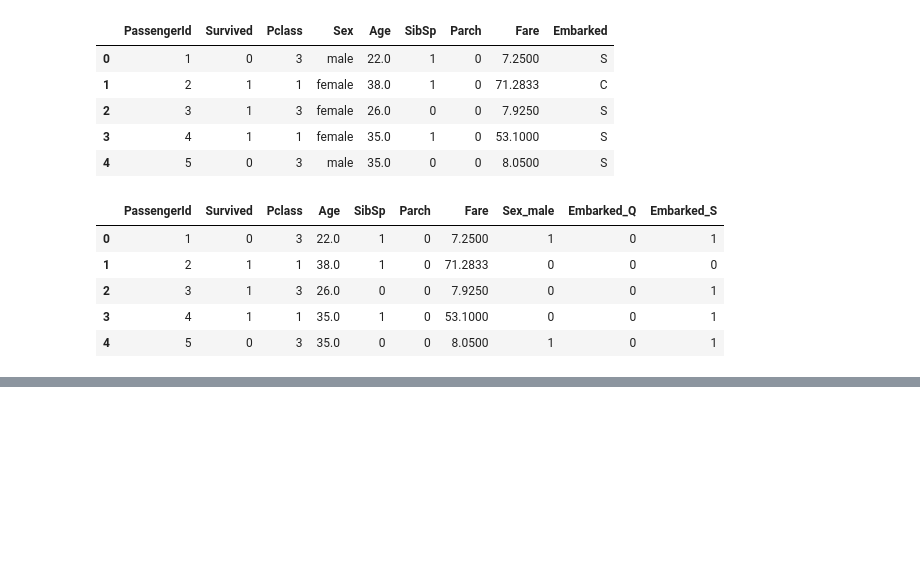
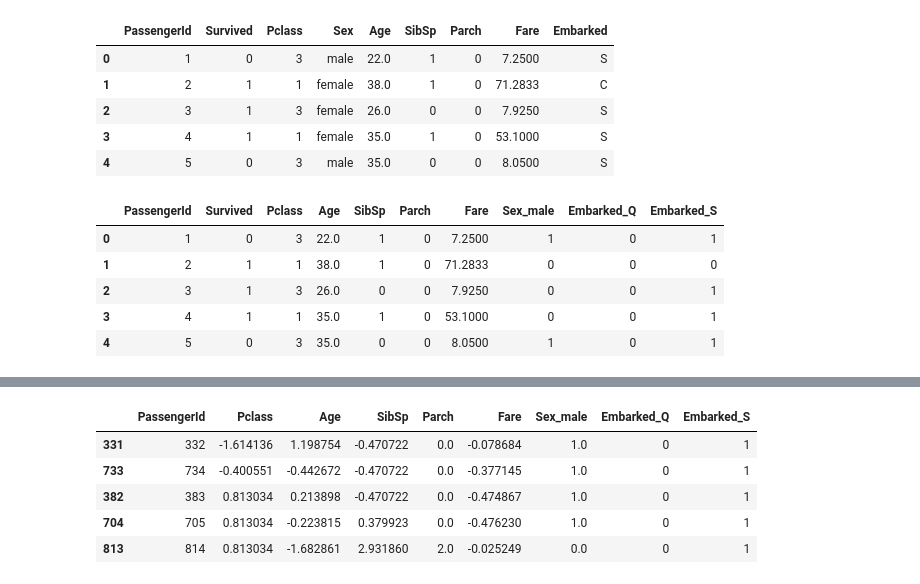
Before and after one commit to walterpcasas/titanic, a Jupyter notebook: cap03.ipynb, the cells around one changed output, grey strips where cells are left out. Cells and saved outputs as stored; diff of their text form; code cells hidden in the pictures; blank space fills up the shorter version.

```diff
--- a/cap03.ipynb
+++ b/cap03.ipynb
@@ -170,0 +180,2 @@ X_val = X_val.fillna(meds)
+# %%
+sca = preprocessing.StandardScaler()
@@ -170,0 +216,10 @@ X_val = X_val.fillna(meds)
+# %%
+X_train.loc[:, cols] = sca.fit_transform(X_train.loc[:,cols])
+X_train.head()
+# %% [output]
+|  | PassengerId | Pclass | Age | SibSp | Parch | Fare | Sex_male | Embarked_Q | Embarked_S |
+| 331 | 332 | -1.614136 | 1.198754 | -0.470722 | 0.0 | -0.078684 | 1.0 | 0 | 1 |
+| 733 | 734 | -0.400551 | -0.442672 | -0.470722 | 0.0 | -0.377145 | 1.0 | 0 | 1 |
+| 382 | 383 | 0.813034 | 0.213898 | -0.470722 | 0.0 | -0.474867 | 1.0 | 0 | 1 |
+| 704 | 705 | 0.813034 | -0.223815 | 0.379923 | 0.0 | -0.476230 | 1.0 | 0 | 1 |
+| 813 | 814 | 0.813034 | -1.682861 | 2.931860 | 2.0 | -0.025249 | 0.0 | 0 | 1 |
```
Also changed, not shown: parts of 15 cells of this notebook.
